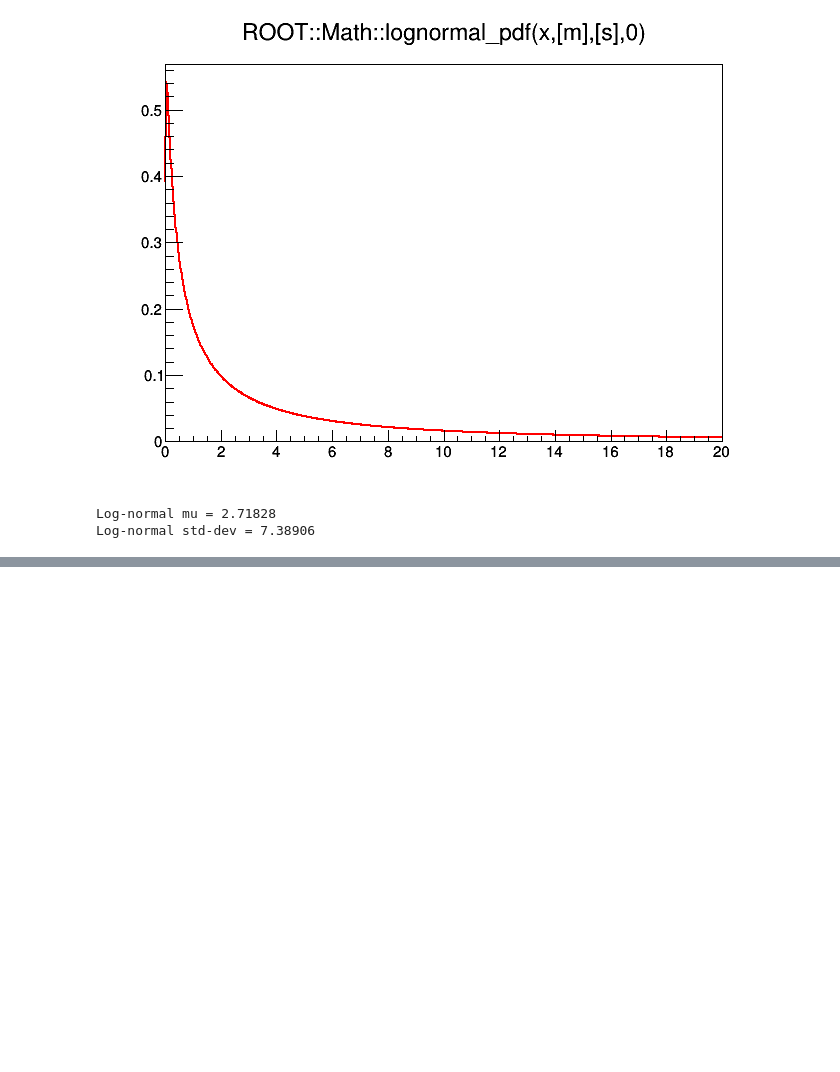
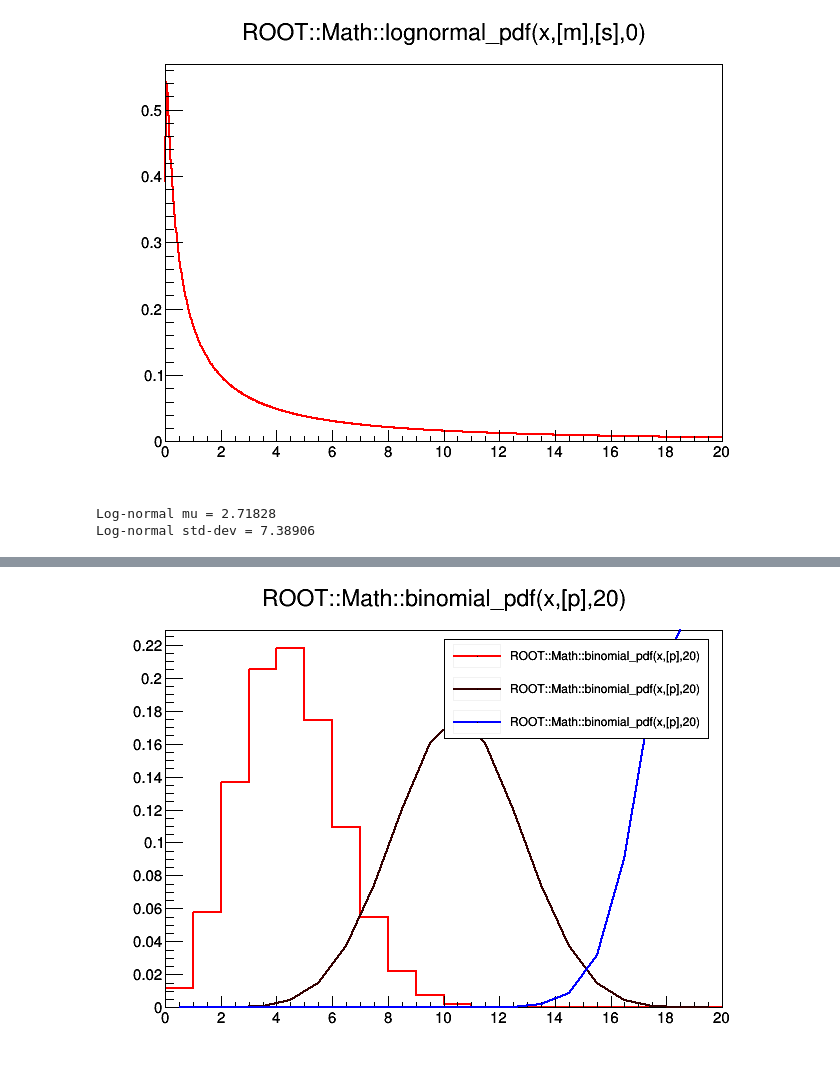
Before and after one commit to lmoneta/stat-course-ipmu, a Jupyter notebook: Session1/DistributionsExample.ipynb, the cells around one changed output, grey strips where cells are left out. Saved outputs shown, nothing was run; the diff lists cells and outputs as text; code cells hidden in the pictures; blank space fills up the shorter version.

```diff
--- a/Session1/DistributionsExample.ipynb
+++ b/Session1/DistributionsExample.ipynb
@@ -81,0 +93,17 @@ Warning in <TROOT::Append>: Replacing existing TH1: h1 (Potential memory leak).
+# %%
+f = new TF1("f","ROOT::Math::binomial_pdf(x,[p],20)",0,20);
+f->SetNpx(20);
+f->SetParameter("p",0.2);
+f->Draw("HIST");
+fb2 = (TF1*) f->Clone("f2");
+fb2->SetParameter("p",0.5);
+fb2->SetLineColor(kRed+4);
+fb2->Draw("SAME HIST");
+fb3 = (TF1*) f->Clone("f2");
+fb3->SetParameter("p",0.9);
+fb3->SetLineColor(kBlue);
+fb3->Draw("SAME HIST");
+gPad->BuildLegend();
+gPad->Draw();
+# %% [output]
+[figure, added]
```
Also changed, not shown: parts of 19 cells of this notebook, 1 other file.
